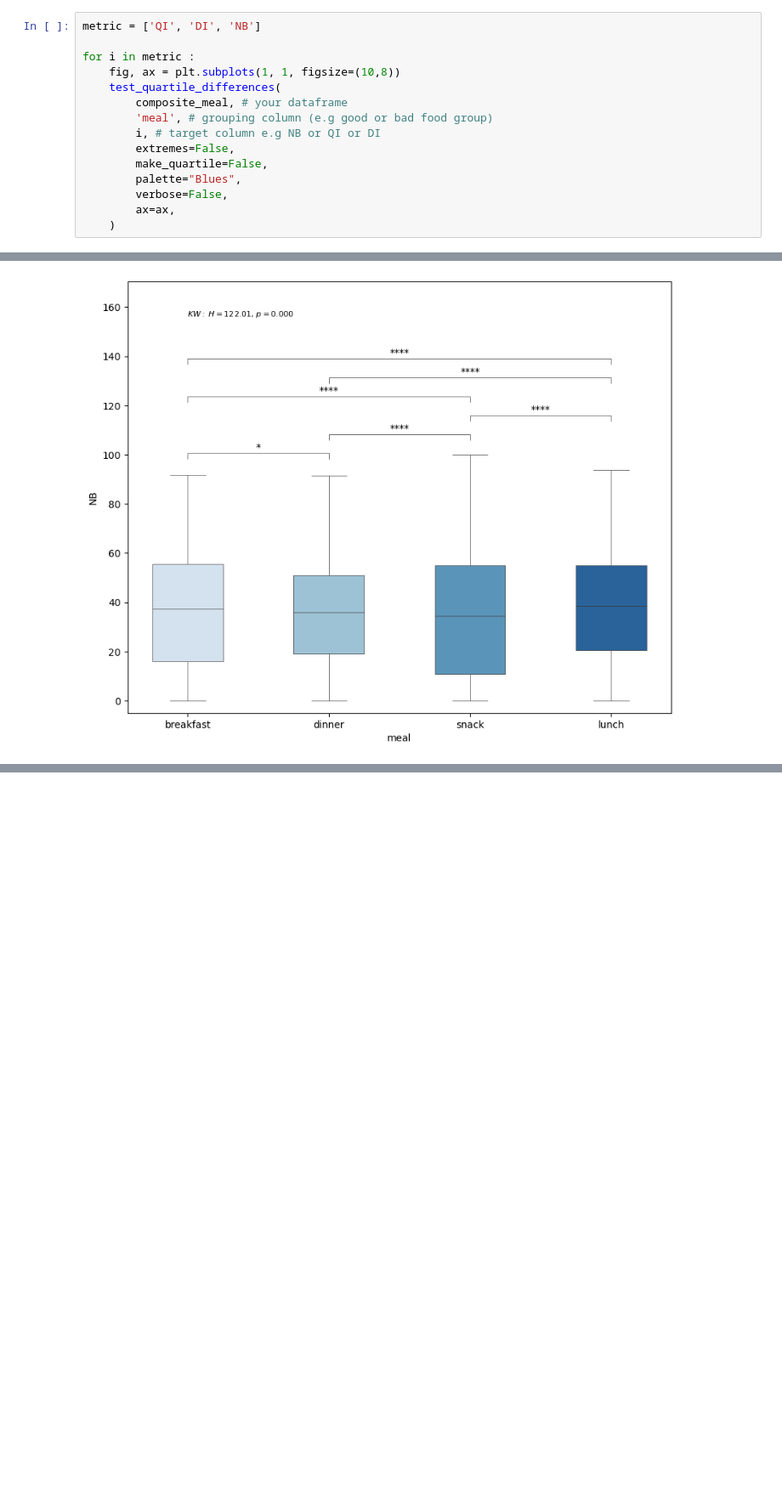
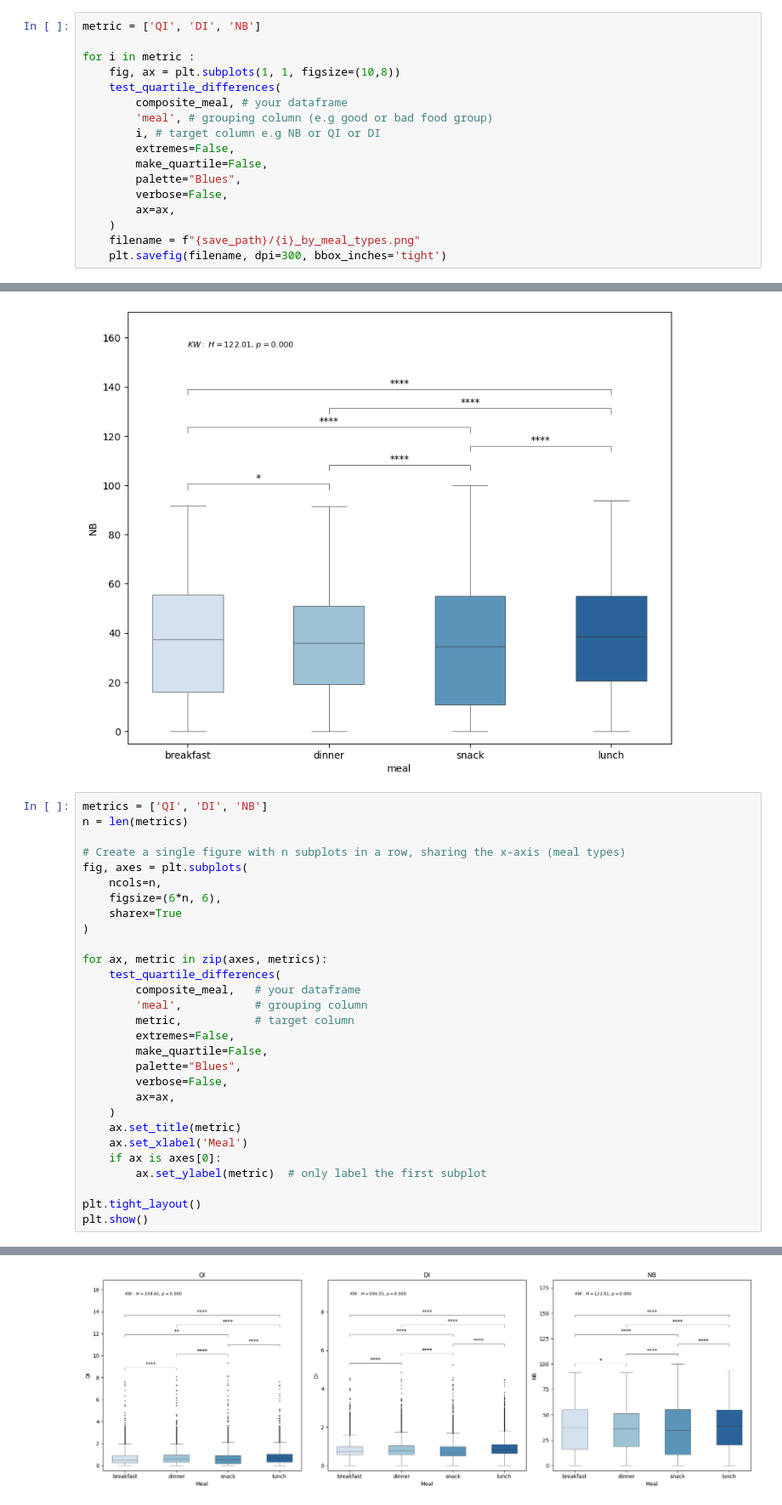
Before and after one commit to sskyxx/Bachelor-Project, a Jupyter notebook: analysis/statistical_tests.ipynb, the cells around one changed output, grey strips where cells are left out. Shown: that part at 85% size. Drawn from its saved outputs; the diff is of its cells as text; blank space fills up the shorter version.

```diff
--- a/analysis/statistical_tests.ipynb
+++ b/analysis/statistical_tests.ipynb
@@ -355,6 +357,8 @@ for i in metric :
         verbose=False,
         ax=ax,
     )
+    filename = f"{save_path}/{i}_by_meal_types.png"
+    plt.savefig(filename, dpi=300, bbox_inches='tight')
 # %% [output]
 Passing `palette` without assigning `hue` is deprecated and will be removed in v0.14.0. Assign the `x` variable to `hue` and set `legend=False` for the same effect.
 
@@ -407,3 +411,33 @@ breakfast vs. lunch: Mann-Whitney-Wilcoxon test two-sided, P_val:5.205e-05 U_sta
 [figure]
 [figure]
 [figure]
+# %%
+metrics = ['QI', 'DI', 'NB']
+n = len(metrics)
+
+# Create a single figure with n subplots in a row, sharing the x-axis (meal types)
+fig, axes = plt.subplots(
+    ncols=n,
+    figsize=(6*n, 6),
+    sharex=True
+)
+
+for ax, metric in zip(axes, metrics):
+    test_quartile_differences(
+        composite_meal,   # your dataframe
+        'meal',           # grouping column
+        metric,           # target column
+        extremes=False,
+        make_quartile=False,
+        palette="Blues",
+        verbose=False,
+        ax=ax,
+    )
+    ax.set_title(metric)
+    ax.set_xlabel('Meal')
+    if ax is axes[0]:
+        ax.set_ylabel(metric)  # only label the first subplot
+
+plt.tight_layout()
+plt.show()
+# %% [output]
@@ -409,0 +492 @@ breakfast vs. lunch: Mann-Whitney-Wilcoxon test two-sided, P_val:5.205e-05 U_sta
+[figure, added]
```
Also changed, not shown: parts of 2 cells of this notebook, 5 other files.
